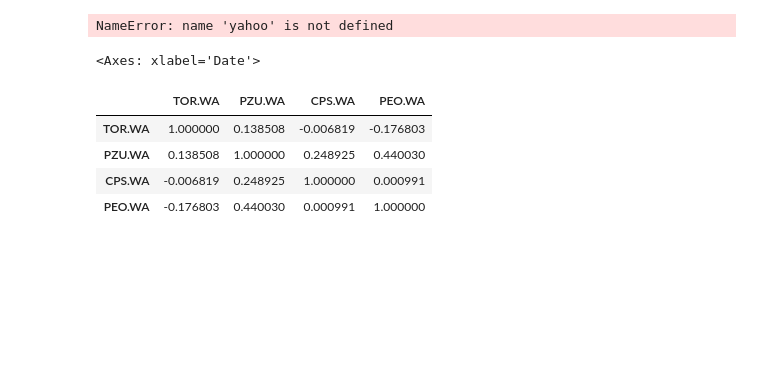
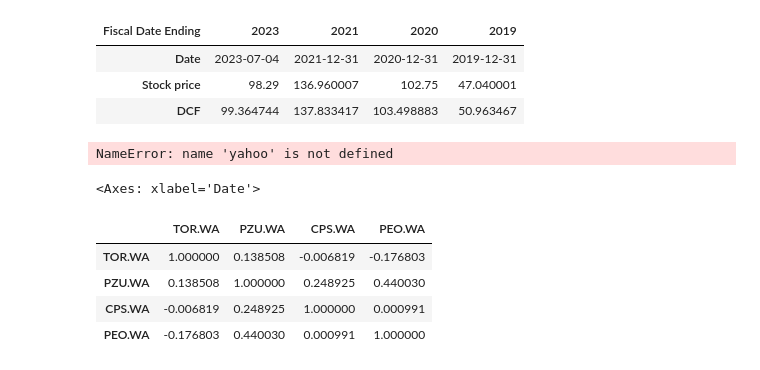
Before and after one commit to Daniel-Rk/Luzne-programy, a Jupyter notebook: cena_analysis.ipynb, the cells around one changed output. Saved outputs shown, nothing was run; the diff lists cells and outputs as text; code cells hidden in the pictures; blank space fills up the shorter version.

```diff
--- a/cena_analysis.ipynb
+++ b/cena_analysis.ipynb
@@ -1,21 +1,42 @@
 # %%
 import numpy as np
 import matplotlib
 import matplotlib.pyplot as plt
 # from seaborn import heatmap
 %matplotlib inline
 matplotlib.style.use('ggplot')
 import pandas as pd
-# from openbb_terminal.sdk import openbb
+from openbb_terminal.sdk import openbb
 import warnings
 warnings.simplefilter(action='ignore', category=FutureWarning)
 from sklearn.linear_model import LinearRegression
 from sklearn.linear_model import QuantileRegressor
 import yfinance as yf
 
+#openbb.economy.ccpi(['USD'])
+# openbb.stocks.dps.hsi()
+# openbb.stocks.dps.shorted()
+# openbb.stocks.fa.customer('tn')
+# openbb.stocks.fa.supplier('KO')
+# openbb.stocks.gov.contracts('ZS')
+# x = openbb.stocks.gov.histcont('v')
+# display(x)
+
+#display( np.array(x['Amount']).astype(np.float).sum()/1000000
+#        )
+
+openbb.stocks.fa.dcf('DDOG')
+#openbb.stocks.fa.shrs('APD')
+#DF[0].plot()
+
+
 # msft = yf.Ticker("MSFT")
-
 # msft.dividends
+# %% [output]
+| Fiscal Date Ending | 2023 | 2021 | 2020 | 2019 |
+| Date | 2023-07-04 | 2021-12-31 | 2020-12-31 | 2019-12-31 |
+| Stock price | 98.29 | 136.960007 | 102.75 | 47.040001 |
+| DCF | 99.364744 | 137.833417 | 103.498883 | 50.963467 |
 # %%
 array = ['TOR.WA', 'PZU.WA', 'CPS.WA', 'PEO.WA']
 
```
